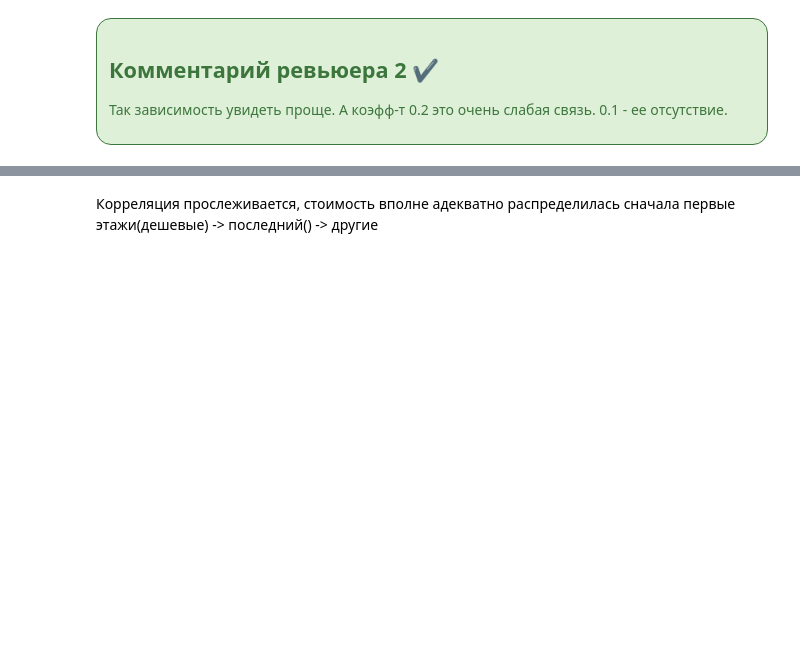
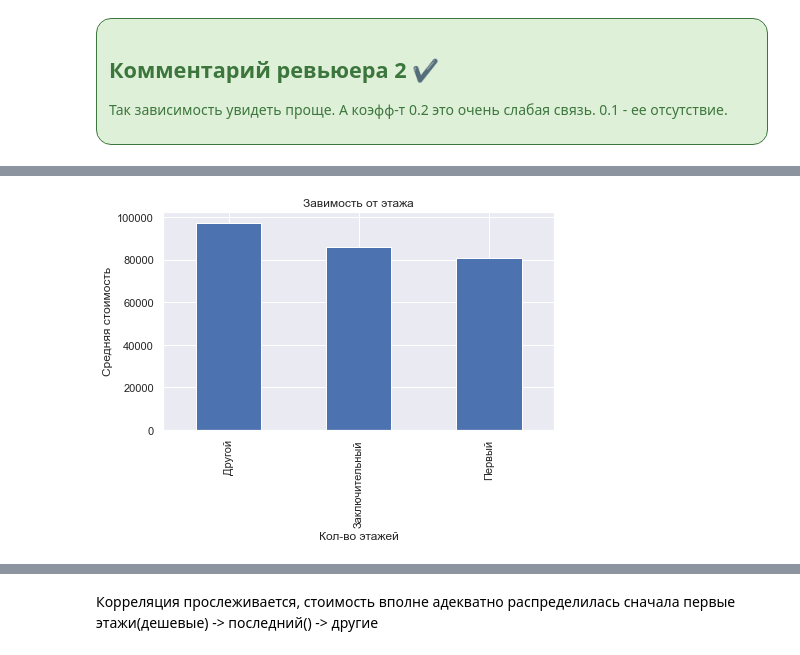
Before and after one commit to mangustik228/project_ds_3, a Jupyter notebook: project_3.ipynb, the cells around one changed output, grey strips where cells are left out. Saved outputs shown, nothing was run; the diff lists cells and outputs as text; code cells hidden in the pictures; blank space fills up the shorter version.

```diff
--- a/project_3.ipynb
+++ b/project_3.ipynb
@@ -787,3 +812,12 @@ Name: price_one_metr, dtype: float64
+# %%
+df.groupby('category_floor')['price_one_metr'].median().plot(
+    kind='bar', title='Завимость от этажа',
+    xlabel='Кол-во этажей', ylabel='Средняя стоимость',
+    figsize=(7,4))
+
+plt.show()
+# %% [output]
+[figure, added]
 # %%
 df = pd.get_dummies(df, columns=['category_floor'])  # Делаем столбцы с разными категориями этажности для анализа
 df[['category_floor_Первый',
```
Also changed, not shown: parts of 32 cells of this notebook.
